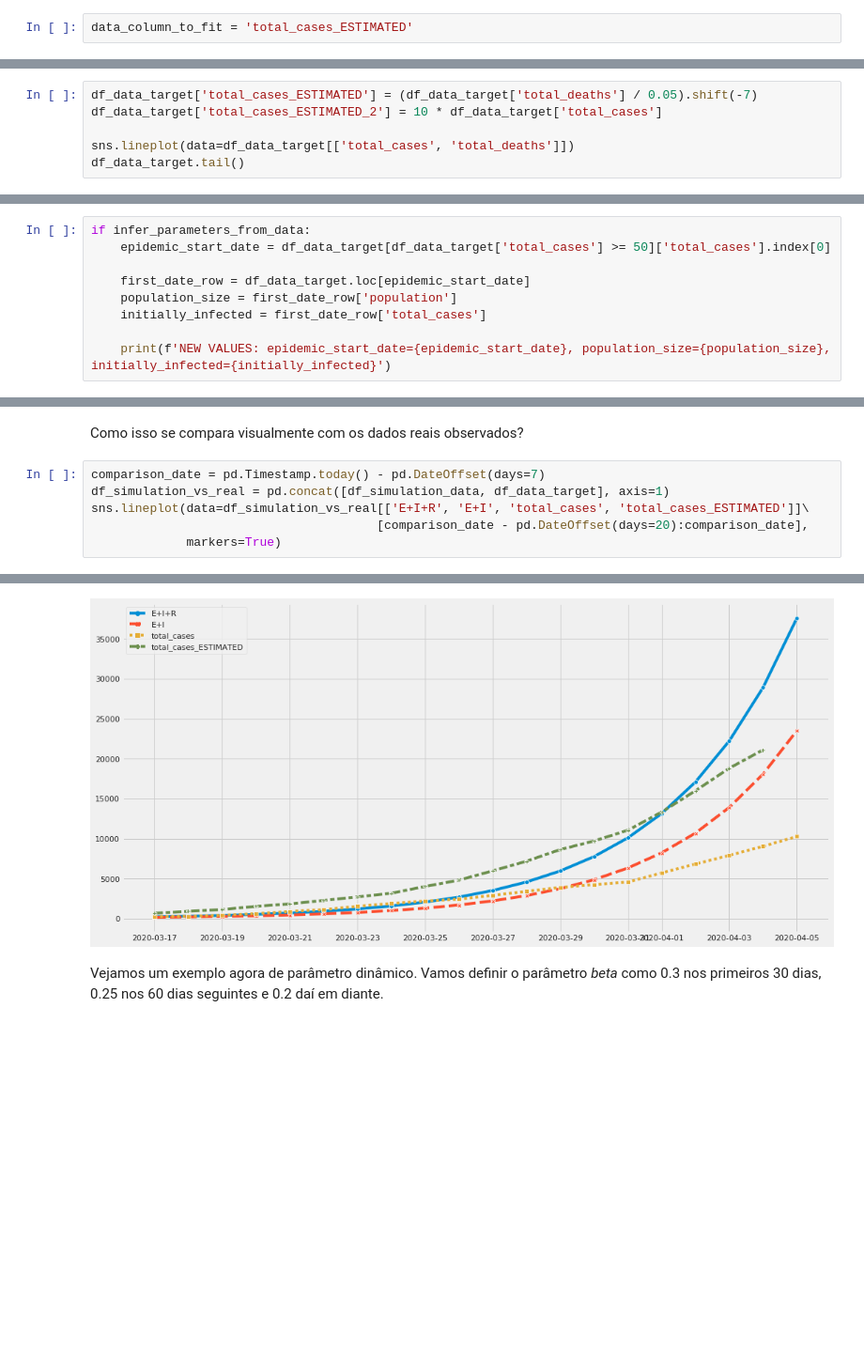
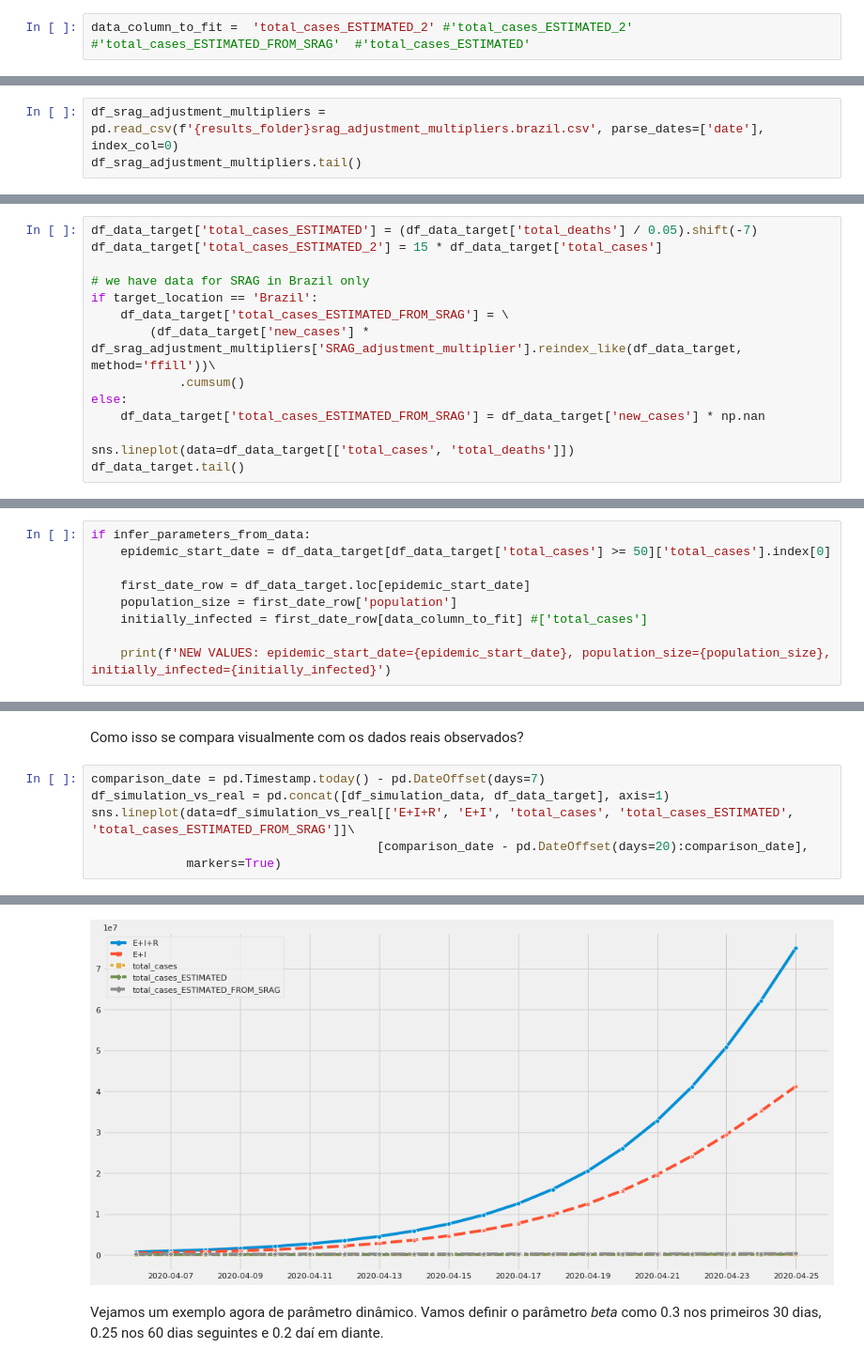
Before and after one commit to funcional-health-analytics/covid19-analytics, a Jupyter notebook: notebooks/epidemic_model_seir.ipynb, the cells around one changed output, grey strips where cells are left out. Shown at 94% size. Saved outputs shown, nothing was run; the diff lists cells and outputs as text; blank space fills up the shorter version.

Commit message:
Updates model executions and data.

```diff
--- a/notebooks/epidemic_model_seir.ipynb
+++ b/notebooks/epidemic_model_seir.ipynb
@@ -64,7 +62,7 @@ data_folder = '../data/'
 # %% [markdown]
 Qual coluna dos dados históricos reais devemos usar para ajustar os parâmetros dos modelos?
 # %%
-data_column_to_fit = 'total_cases_ESTIMATED'
+data_column_to_fit =  'total_cases_ESTIMATED_2' #'total_cases_ESTIMATED_2' #'total_cases_ESTIMATED_FROM_SRAG'  #'total_cases_ESTIMATED'
 # %% [markdown]
 Quando empregarmos dados reais para calibrar os parâmetros do modelo, qual país devemos usar?
 # %%
@@ -136,3 +171,6 @@ df_epidemy_data.head(2)
 Selecionemos apenas dados sobre o país de interesse.
 # %%
 df_data_target = df_epidemy_data[df_epidemy_data['location']==target_location].copy().set_index(['date']).drop('location', axis=1)
+# %%
+df_srag_adjustment_multipliers = pd.read_csv(f'{results_folder}srag_adjustment_multipliers.brazil.csv', parse_dates=['date'], index_col=0)
+df_srag_adjustment_multipliers.tail()
@@ -140,7 +186,15 @@ df_data_target = df_epidemy_data[df_epidemy_data['location']==target_location].c
 Antes de prosseguir, vamos enriquer esses dados com algumas suposições.
 # %%
 df_data_target['total_cases_ESTIMATED'] = (df_data_target['total_deaths'] / 0.05).shift(-7)
-df_data_target['total_cases_ESTIMATED_2'] = 10 * df_data_target['total_cases']
+df_data_target['total_cases_ESTIMATED_2'] = 15 * df_data_target['total_cases']
+
+# we have data for SRAG in Brazil only
+if target_location == 'Brazil':
+    df_data_target['total_cases_ESTIMATED_FROM_SRAG'] = \
+        (df_data_target['new_cases'] * df_srag_adjustment_multipliers['SRAG_adjustment_multiplier'].reindex_like(df_data_target, method='ffill'))\
+            .cumsum()
+else:
+    df_data_target['total_cases_ESTIMATED_FROM_SRAG'] = df_data_target['new_cases'] * np.nan
 
 sns.lineplot(data=df_data_target[['total_cases', 'total_deaths']])
 df_data_target.tail()
@@ -167,7 +221,7 @@ if infer_parameters_from_data:
 
     first_date_row = df_data_target.loc[epidemic_start_date]
     population_size = first_date_row['population']
-    initially_infected = first_date_row['total_cases']
+    initially_infected = first_date_row[data_column_to_fit] #['total_cases']
 
     print(f'NEW VALUES: epidemic_start_date={epidemic_start_date}, population_size={population_size}, initially_infected={initially_infected}')
 # %% [output]
@@ -383,12 +438,12 @@ Como isso se compara visualmente com os dados reais observados?
 # %%
 comparison_date = pd.Timestamp.today() - pd.DateOffset(days=7)
 df_simulation_vs_real = pd.concat([df_simulation_data, df_data_target], axis=1)
-sns.lineplot(data=df_simulation_vs_real[['E+I+R', 'E+I', 'total_cases', 'total_cases_ESTIMATED']]\
+sns.lineplot(data=df_simulation_vs_real[['E+I+R', 'E+I', 'total_cases', 'total_cases_ESTIMATED', 'total_cases_ESTIMATED_FROM_SRAG']]\
                                        [comparison_date - pd.DateOffset(days=20):comparison_date],
              markers=True)
 # %% [output]
 <matplotlib.axes._subplots.AxesSubplot at 0x...>
-[figure, old version]
+[figure, new version]
 # %% [markdown]
 Vejamos um exemplo agora de parâmetro dinâmico. Vamos definir o parâmetro *beta* como 0.3 nos primeiros 30 dias, 0.25 nos 60 dias seguintes e 0.2 daí em diante.
 # %%
```
Also changed, not shown: parts of 30 cells of this notebook, 33 other files.
